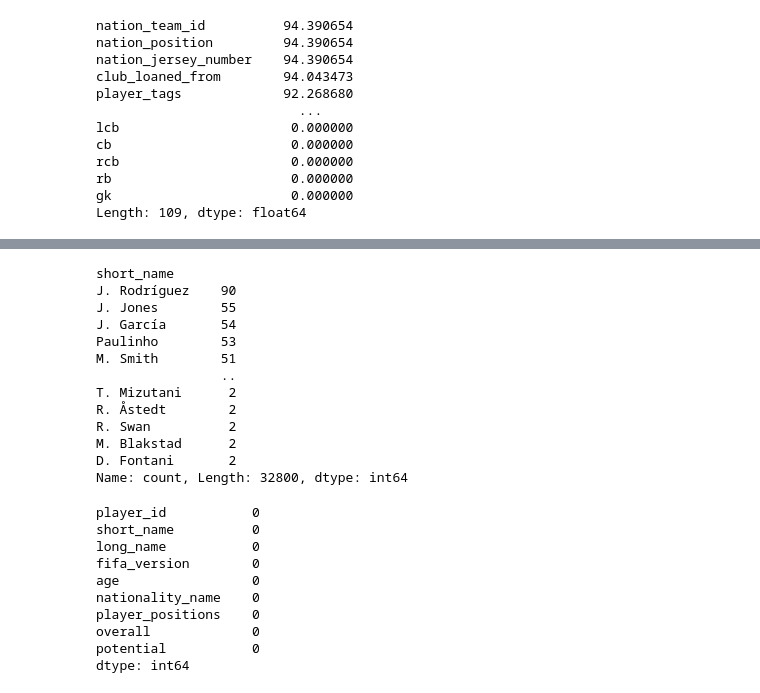
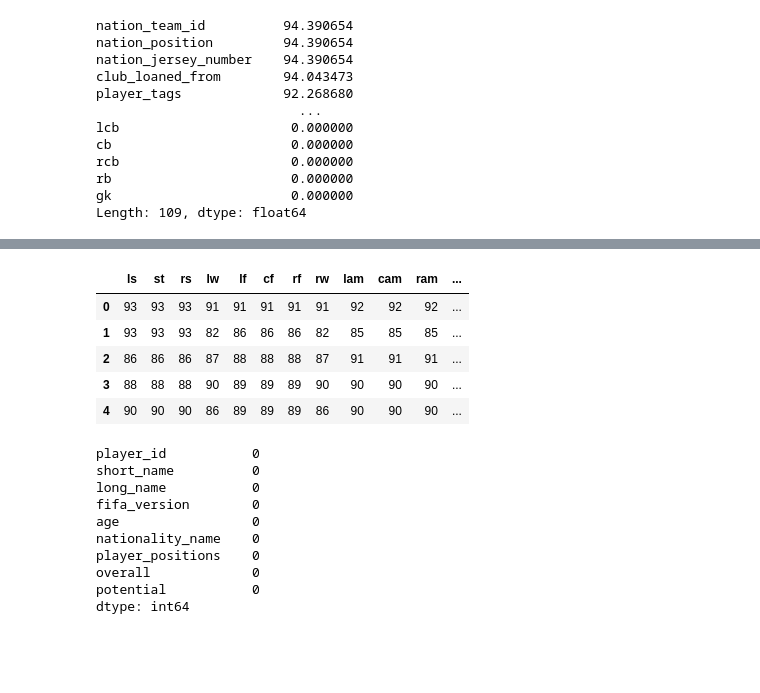
Before and after one commit to seusoid/FIFA_Player_Analytics, a Jupyter notebook: notebooks/01_Data_cleaning.ipynb, the cells around one changed output, grey strips where cells are left out. Cells and saved outputs as stored; diff of their text form; code cells hidden in the pictures; blank space fills up the shorter version.

```diff
--- a/notebooks/01_Data_cleaning.ipynb
+++ b/notebooks/01_Data_cleaning.ipynb
@@ -46,10 +49,3 @@ memory usage: 149.7+ MB
-# %%
-df.columns = (
-    df.columns
-    .str.strip()
-    .str.lower()
-    .str.replace(' ', '_')
-)
 # %%
 df.columns.tolist()
 # %% [output]
@@ -139,16 +119,7 @@ Name: count, Length: 47272, dtype: int64
-# %%
-df['short_name'].value_counts()[df['short_name'].value_counts() > 1]
-# %% [output]
-short_name
-J. Rodríguez    90
-J. Jones        55
-J. García       54
-Paulinho        53
-M. Smith        51
-                ..
-T. Mizutani      2
-R. Åstedt        2
-R. Swan          2
-M. Blakstad      2
-D. Fontani       2
-Name: count, Length: 32800, dtype: int64
+# %%
+position_cols = [
+    'ls','st','rs','lw','lf','cf','rf','rw',
+    'lam','cam','ram','lm','lcm','cm','rcm','rm',
+    'lwb','ldm','cdm','rdm','rwb',
+    'lb','lcb','cb','rcb','rb','gk'
+]
@@ -155,3 +144,12 @@ Name: count, Length: 32800, dtype: int64
+# %%
+df[position_cols].head()
+# %% [output]
+|  | ls | st | rs | lw | lf | cf | rf | rw | lam | cam | ram | ... |
+| 0 | 93 | 93 | 93 | 91 | 91 | 91 | 91 | 91 | 92 | 92 | 92 | ... |
+| 1 | 93 | 93 | 93 | 82 | 86 | 86 | 86 | 82 | 85 | 85 | 85 | ... |
+| 2 | 86 | 86 | 86 | 87 | 88 | 88 | 88 | 87 | 91 | 91 | 91 | ... |
+| 3 | 88 | 88 | 88 | 90 | 89 | 89 | 89 | 90 | 90 | 90 | 90 | ... |
+| 4 | 90 | 90 | 90 | 86 | 89 | 89 | 89 | 86 | 90 | 90 | 90 | ... |
 # %%
 core_cols = [
     'player_id',
```
Also changed, not shown: parts of 27 cells of this notebook.
